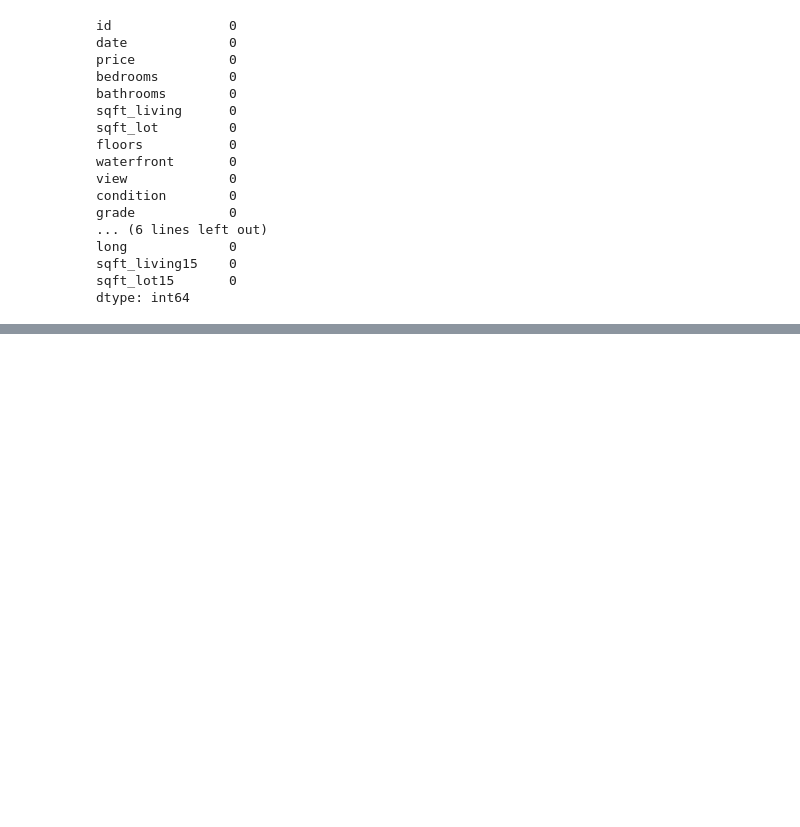
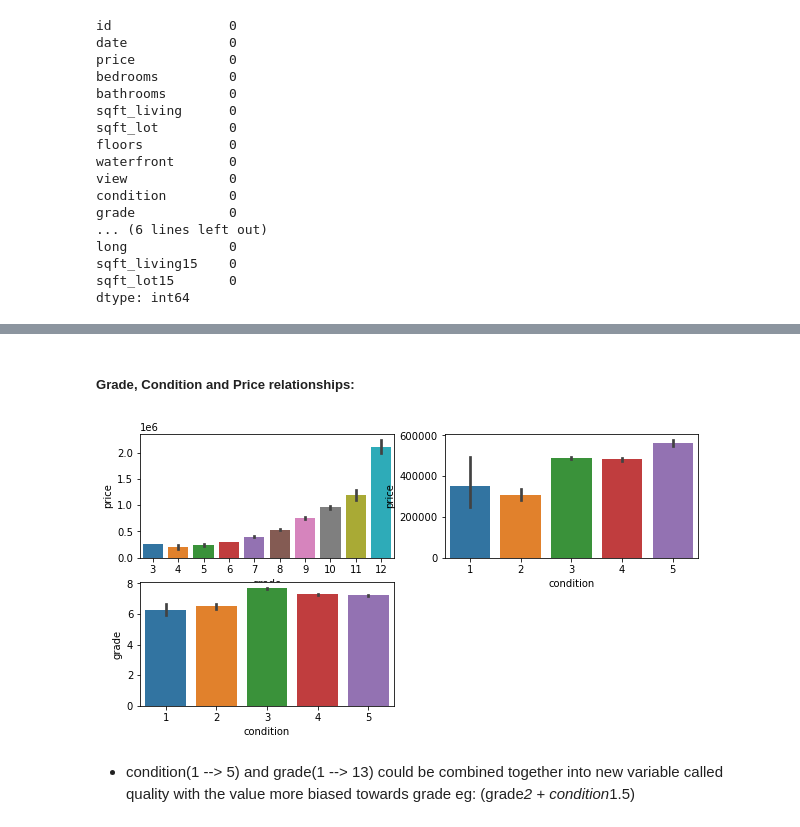
Before and after one commit to ziadhegazi/Intro-to-Artifictial-Intelligence, a Jupyter notebook: Regression Model/House_Price_Pred.ipynb, the cells around one changed output, grey strips where cells are left out. Drawn from its saved outputs; the diff is of its cells as text; code cells hidden in the pictures; blank space fills up the shorter version.

```diff
--- a/Regression Model/House_Price_Pred.ipynb
+++ b/Regression Model/House_Price_Pred.ipynb
@@ -74,0 +149,15 @@ dtype: int64
+# %% [markdown]
+##### Grade, Condition and Price relationships:
+# %%
+mp.pyplot.subplots(figsize=(10, 5))
+mp.pyplot.subplot(2, 2, 1)
+sns.barplot(data=new_data, x="grade", y="price")
+mp.pyplot.subplot(2, 2, 2)
+sns.barplot(data=new_data, x="condition", y="price")
+mp.pyplot.subplot(2, 2, 3)
+sns.barplot(data=new_data, x="condition", y="grade")
+mp.pyplot.show()
+# %% [output]
+[figure, added]
+# %% [markdown]
+- condition(1 --> 5) and grade(1 --> 13) could be combined together into new variable called quality with the value more biased towards grade eg: (grade*2 + condition*1.5)
```
Also changed, not shown: parts of 26 cells of this notebook.
